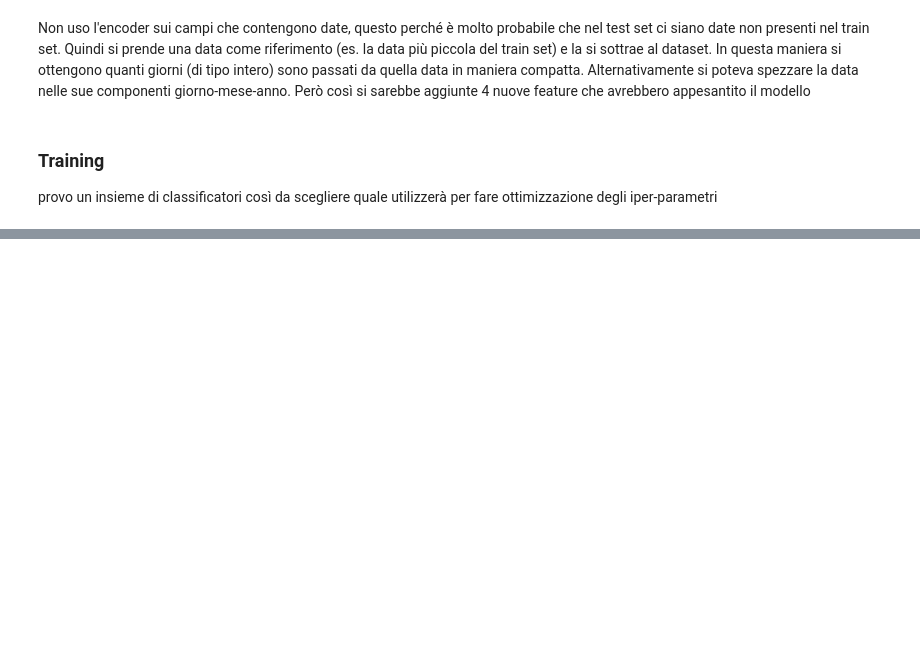
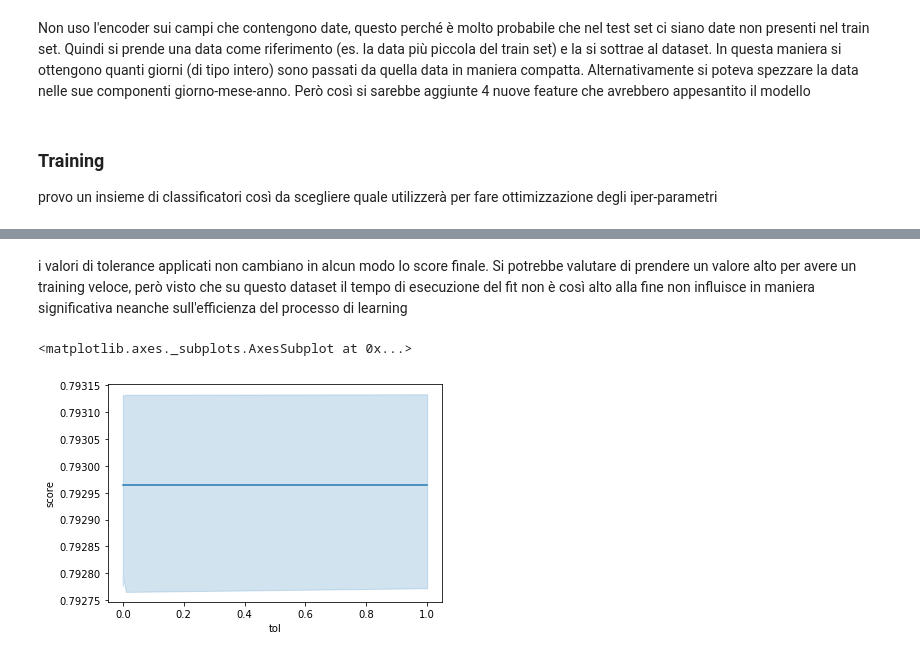
Before and after one commit to antonio-turco/ia-esame-giugno, a Jupyter notebook: Training.ipynb, the cells around one changed output, grey strips where cells are left out. Drawn from its saved outputs; the diff is of its cells as text; code cells hidden in the pictures; blank space fills up the shorter version.

```diff
--- a/Training.ipynb
+++ b/Training.ipynb
@@ -232,0 +332,7 @@ Knn 0.7703432889192339
+# %% [markdown]
+i valori di tolerance applicati non cambiano in alcun modo lo score finale. Si potrebbe valutare di prendere un valore alto per avere un training veloce, però visto che su questo dataset il tempo di esecuzione del fit non è così alto alla fine non influisce in maniera significativa neanche sull'efficienza del processo di learning
+# %%
+sns.lineplot(x="tol", y="score", data=scores_data)
+# %% [output]
+<matplotlib.axes._subplots.AxesSubplot at 0x...>
+[figure, added]
```
Also changed, not shown: parts of 18 cells of this notebook.
